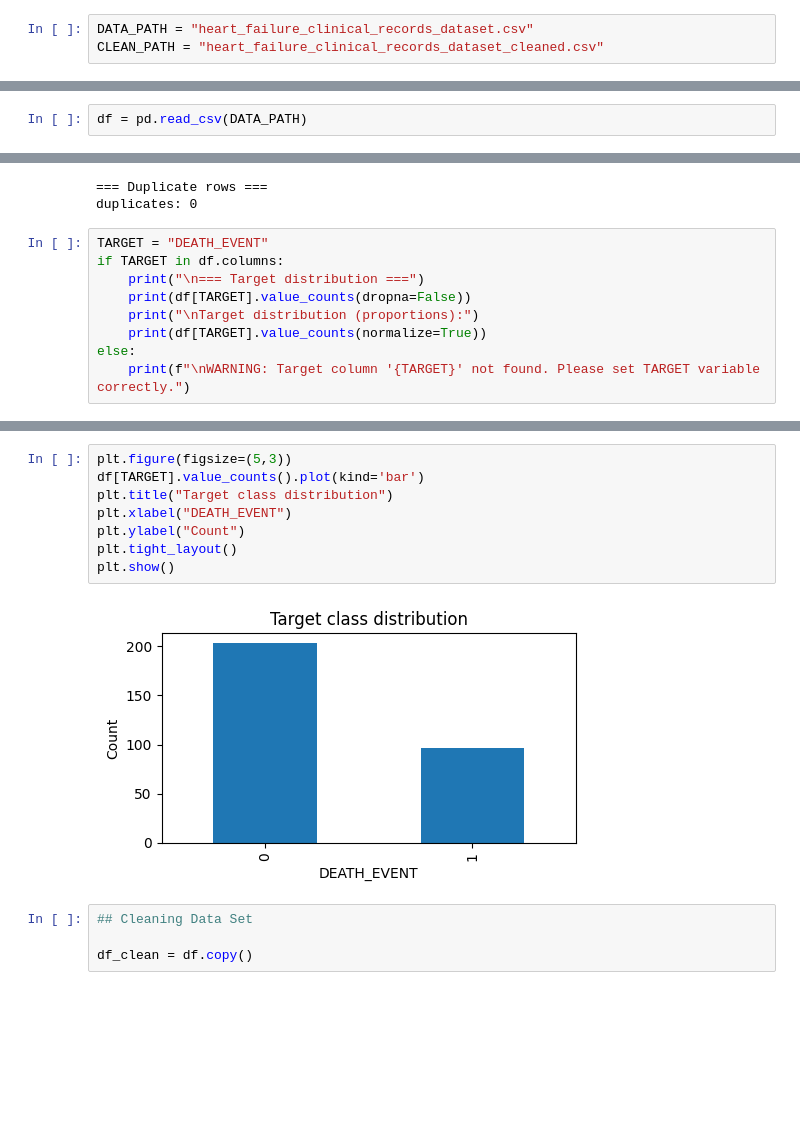
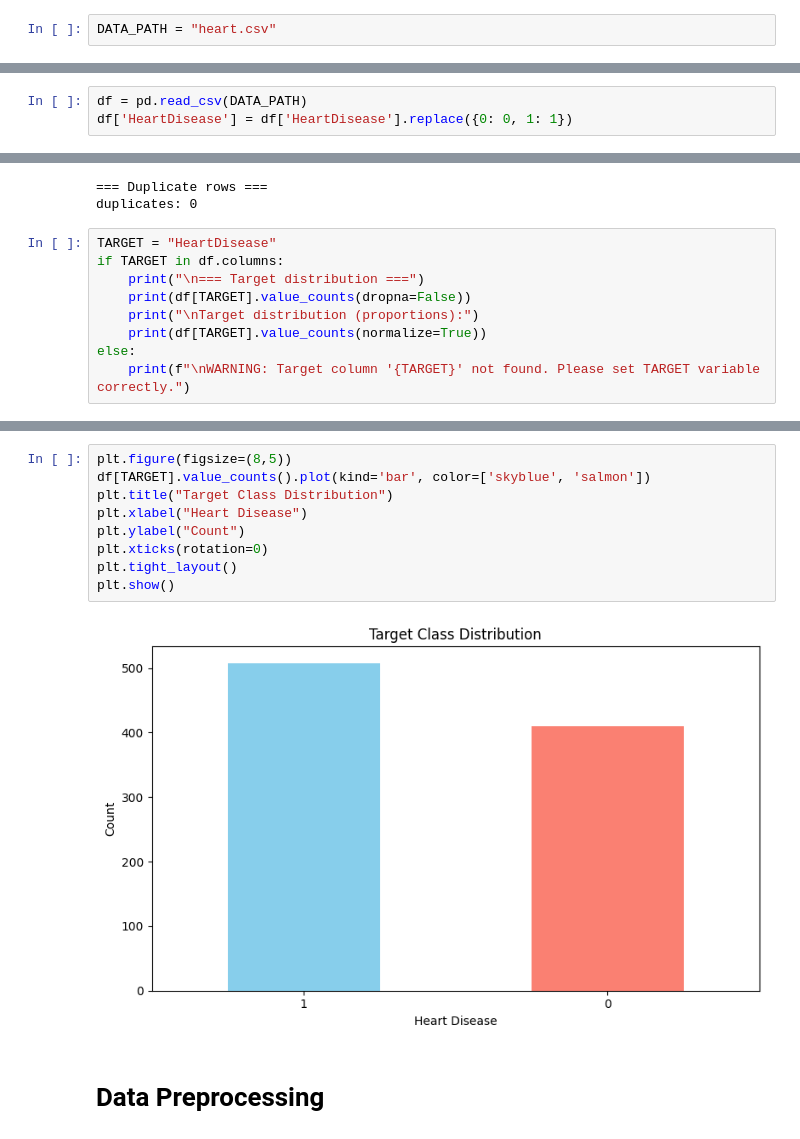
Before and after one commit to skylancer76/Quantum-vs-Classical-SVM-Analysis, a Jupyter notebook: Quantum Computing Project.ipynb, the cells around one changed output, grey strips where cells are left out. Cells and saved outputs as stored; diff of their text form; blank space fills up the shorter version.

Commit message:
Dataset Changed

```diff
--- a/Quantum Computing Project.ipynb
+++ b/Quantum Computing Project.ipynb
@@ -9,13 +9,13 @@ from pathlib import Path
 RANDOM_STATE = 42
 np.random.seed(RANDOM_STATE)
 # %%
-DATA_PATH = "heart_failure_clinical_records_dataset.csv"
-CLEAN_PATH = "heart_failure_clinical_records_dataset_cleaned.csv"
+DATA_PATH = "heart.csv"
 # %%
 if not Path(DATA_PATH).is_file():
     raise FileNotFoundError(f"Dataset not found at {DATA_PATH}. Place the CSV in the notebook folder or update DATA_PATH.")
 # %%
 df = pd.read_csv(DATA_PATH)
+df['HeartDisease'] = df['HeartDisease'].replace({0: 0, 1: 1})
 # %%
 print("=== Quick preview ===")
 display(df.head(8))
@@ -81,7 +79,7 @@ print("duplicates:", df.duplicated().sum())
 === Duplicate rows ===
 duplicates: 0
 # %%
-TARGET = "DEATH_EVENT"
+TARGET = "HeartDisease"
 if TARGET in df.columns:
     print("\n=== Target distribution ===")
     print(df[TARGET].value_counts(dropna=False))
@@ -123,15 +115,14 @@ display(df.describe().T)
 # %%
-plt.figure(figsize=(5,3))
-df[TARGET].value_counts().plot(kind='bar')
-plt.title("Target class distribution")
-plt.xlabel("DEATH_EVENT")
+plt.figure(figsize=(8,5))
+df[TARGET].value_counts().plot(kind='bar', color=['skyblue', 'salmon'])
+plt.title("Target Class Distribution")
+plt.xlabel("Heart Disease")
 plt.ylabel("Count")
+plt.xticks(rotation=0)
 plt.tight_layout()
 plt.show()
 # %% [output]
-[figure, old version]
+[figure, new version]
-# %%
-## Cleaning Data Set
-
-df_clean = df.copy()
+# %% [markdown]
+# Data Preprocessing
 # %%
```
Also changed, not shown: parts of 40 cells of this notebook, 4 other files.
